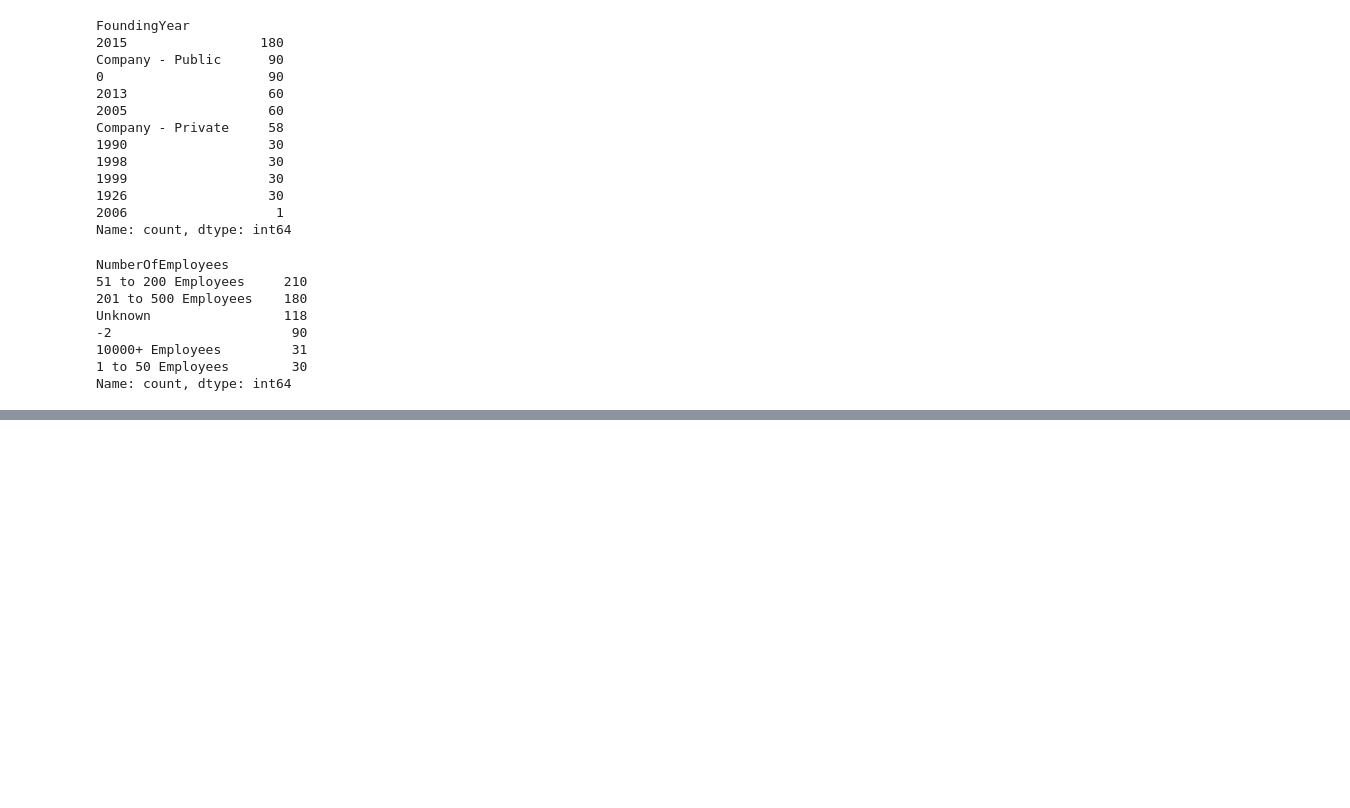
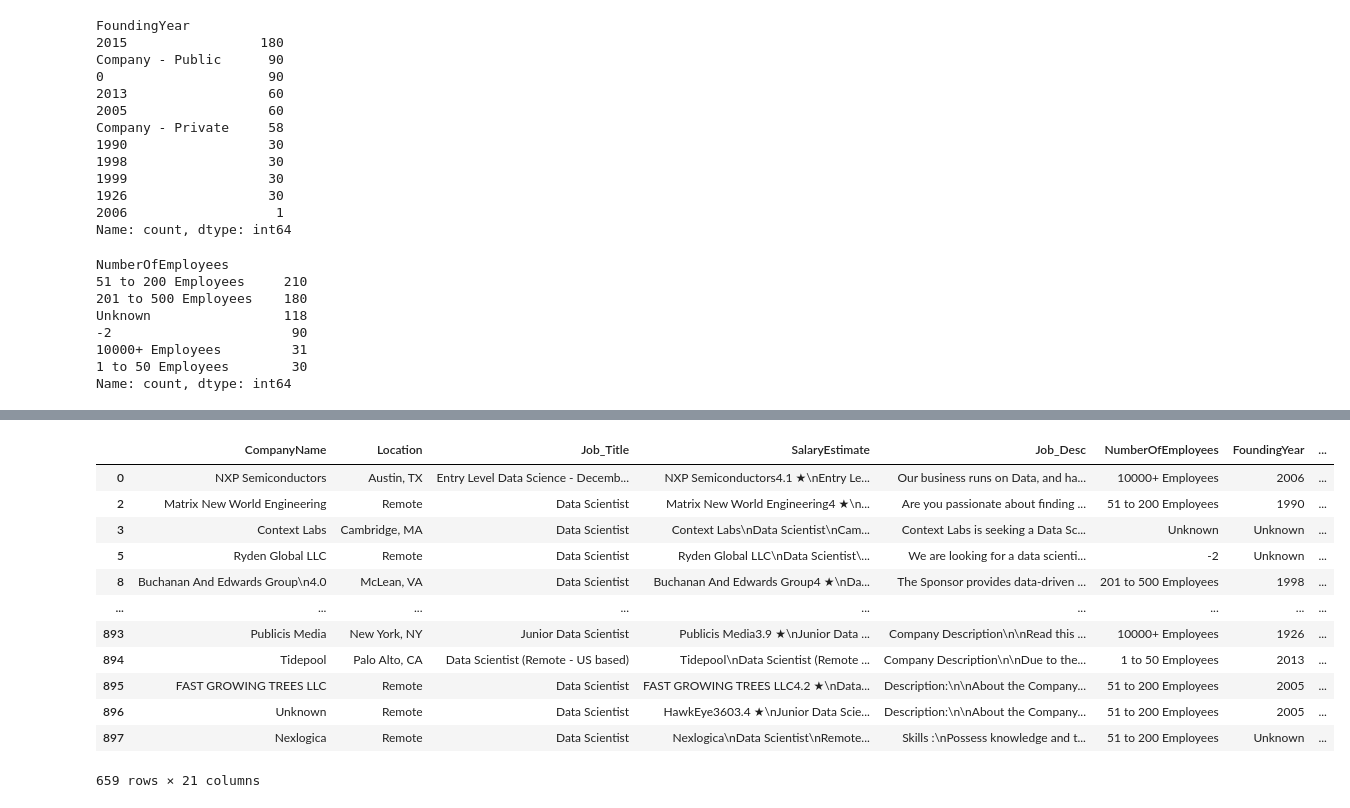
Before and after one commit to mosemb/DSalary, a Jupyter notebook: DataCleaning.ipynb, the cells around one changed output, grey strips where cells are left out. Cells and saved outputs as stored; diff of their text form; code cells hidden in the pictures; blank space fills up the shorter version.

Commit message:
feature engineering

```diff
--- a/DataCleaning.ipynb
+++ b/DataCleaning.ipynb
@@ -837,0 +866,2 @@ Name: count, dtype: int64
+# %%
+df['FoundingYear'] = df['FoundingYear'].replace({'0':'Unknown','Company - Public':'Unknown','Company - Private':'Unknown'})
@@ -837,0 +884,16 @@ Name: count, dtype: int64
+# %%
+df
+# %% [output]
+|  | CompanyName | Location | Job_Title | SalaryEstimate | Job_Desc | NumberOfEmployees | FoundingYear | ... |
+| 0 | NXP Semiconductors | Austin, TX | Entry Level Data Science - Decemb... | NXP Semiconductors4.1 ★\nEntry Le... | Our business runs on Data, and ha... | 10000+ Employees | 2006 | ... |
+| 2 | Matrix New World Engineering | Remote | Data Scientist | Matrix New World Engineering4 ★\n... | Are you passionate about finding ... | 51 to 200 Employees | 1990 | ... |
+| 3 | Context Labs | Cambridge, MA | Data Scientist | Context Labs\nData Scientist\nCam... | Context Labs is seeking a Data Sc... | Unknown | Unknown | ... |
+| 5 | Ryden Global LLC | Remote | Data Scientist | Ryden Global LLC\nData Scientist\... | We are looking for a data scienti... | -2 | Unknown | ... |
+| 8 | Buchanan And Edwards Group\n4.0 | McLean, VA | Data Scientist | Buchanan And Edwards Group4 ★\nDa... | The Sponsor provides data-driven ... | 201 to 500 Employees | 1998 | ... |
+| ... | ... | ... | ... | ... | ... | ... | ... | ... |
+| 893 | Publicis Media | New York, NY | Junior Data Scientist | Publicis Media3.9 ★\nJunior Data ... | Company Description\n\nRead this ... | 10000+ Employees | 1926 | ... |
+| 894 | Tidepool | Palo Alto, CA | Data Scientist (Remote - US based) | Tidepool\nData Scientist (Remote ... | Company Description\n\nDue to the... | 1 to 50 Employees | 2013 | ... |
+| 895 | FAST GROWING TREES LLC | Remote | Data Scientist | FAST GROWING TREES LLC4.2 ★\nData... | Description:\n\nAbout the Company... | 51 to 200 Employees | 2005 | ... |
+| 896 | Unknown | Remote | Data Scientist | HawkEye3603.4 ★\nJunior Data Scie... | Description:\n\nAbout the Company... | 51 to 200 Employees | 2005 | ... |
+| 897 | Nexlogica | Remote | Data Scientist | Nexlogica\nData Scientist\nRemote... | Skills :\nPossess knowledge and t... | 51 to 200 Employees | Unknown | ... |
+659 rows × 21 columns
```
Also changed, not shown: parts of 28 cells of this notebook.
